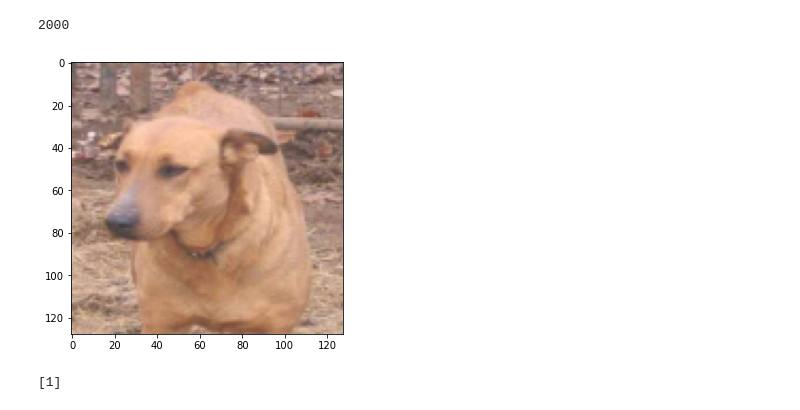
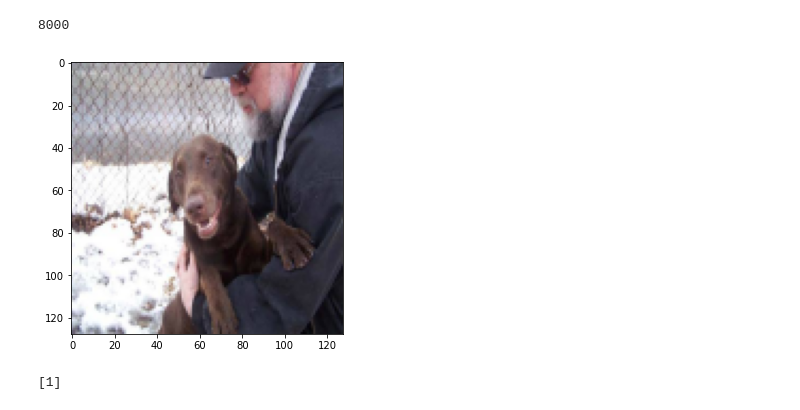
Before and after one commit to GGS111/NNtraining, a Jupyter notebook: vgg_classifier_00.ipynb, the cells around one changed output. Saved outputs shown, nothing was run; the diff lists cells and outputs as text; code cells hidden in the pictures.

```diff
--- a/vgg_classifier_00.ipynb
+++ b/vgg_classifier_00.ipynb
@@ -129,34 +126,34 @@ class DatasetForClassify_01:
         #print('i_folder',i_folder[0])
         i_file=random.sample(range( self.w_array[i_folder[0]]), 1)
         #print('i_file',i_file[0])
         #print('self.folder[i_folder[0]]',self.folder[i_folder[0]])
         file_temp=self.folder[i_folder[0]]+self.ind_all[i_folder[0]][i_file[0]]
         return i_folder,file_temp
 
     def __getitem__(self,idx):
 
         i_folder,file_temp=self.random_sample_file()
 
 
         anchor = self.resize(file_temp)
 
 
         return {'Anchor':anchor/255,
 
 
                'label': np.array([i_folder[0]])}
 ###################################################
-dataset1 =DatasetForClassify_01('dog vs cat/dataset/test_set/',0)
+dataset1 =DatasetForClassify_01('dataset/training_set/',0)
 dataloader = DataLoader(dataset1, batch_size=5)
 l_=dataset1.l_
 print(l_)
 batch=next(iter(dataloader))
 Anchor=batch['Anchor'][0].numpy()
 show_img(Anchor[:,:,:])
 
 label_=batch['label'][0].numpy()
 print(label_)
 # %% [output]
-2000
+8000
-[figure, old version]
+[figure, new version]
 [1]
```
Also changed, not shown: parts of 16 cells of this notebook, 6 other files.
